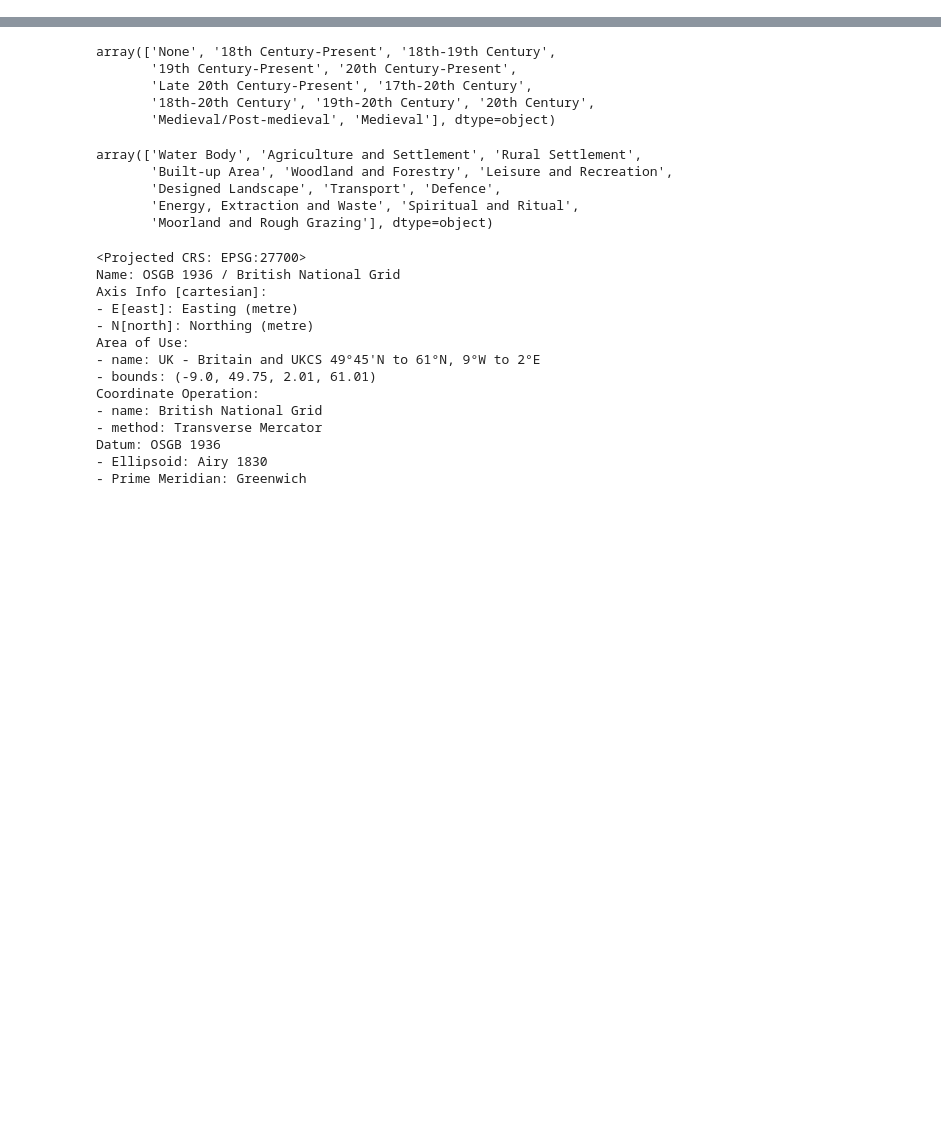
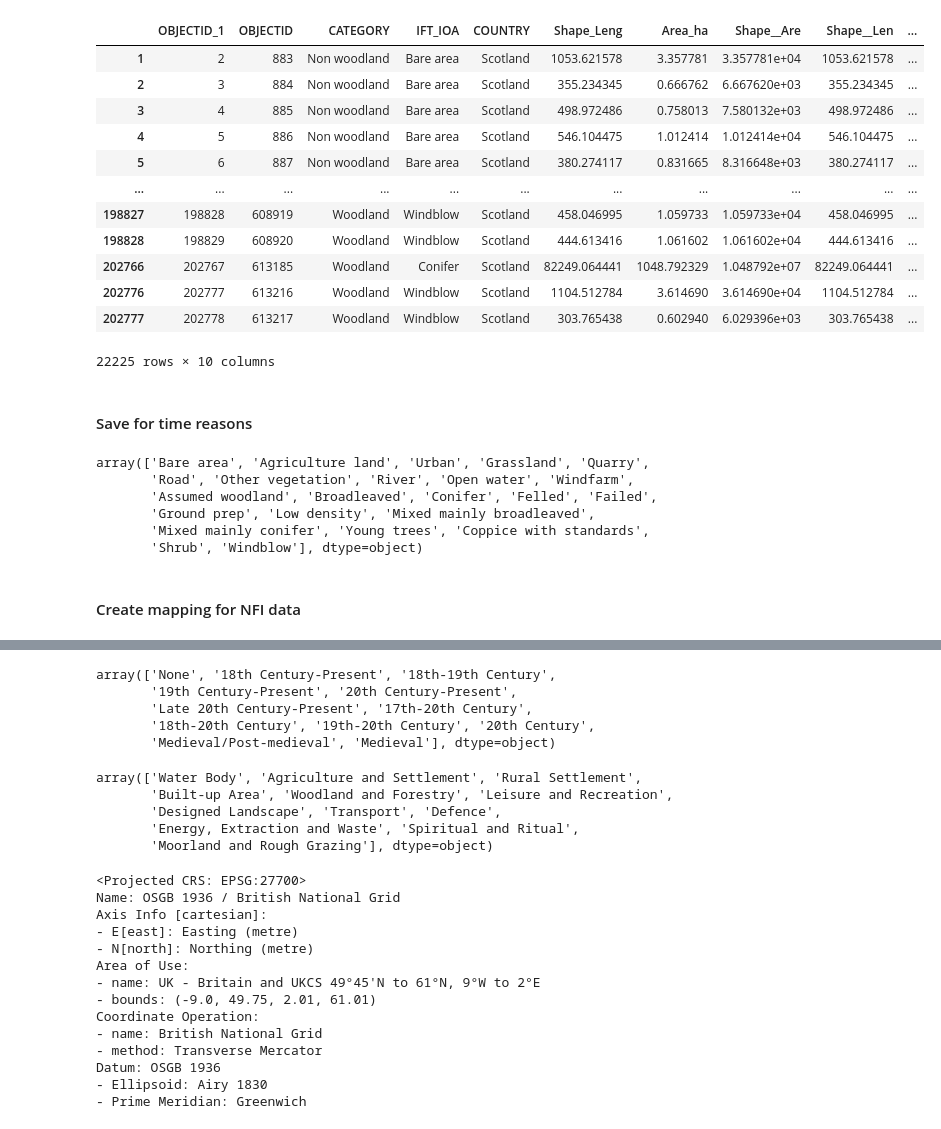
Before and after one commit to derpyninja/gecm, a Jupyter notebook: notebooks/00-fz-map-disaggregation-for-board.ipynb, the cells around one changed output, grey strips where cells are left out. Cells and saved outputs as stored; diff of their text form; code cells hidden in the pictures; blank space fills up the shorter version.

```diff
--- a/notebooks/00-fz-map-disaggregation-for-board.ipynb
+++ b/notebooks/00-fz-map-disaggregation-for-board.ipynb
@@ -62,0 +236,19 @@ These look really cool:
+# %%
+nfi_valid_clipped = gpd.clip(nfi_valid, our_park_polygon.convex_hull.envelope)
+nfi_valid_clipped
+# %% [output]
+|  | OBJECTID_1 | OBJECTID | CATEGORY | IFT_IOA | COUNTRY | Shape_Leng | Area_ha | Shape__Are | Shape__Len | ... |
+| 1 | 2 | 883 | Non woodland | Bare area | Scotland | 1053.621578 | 3.357781 | 3.357781e+04 | 1053.621578 | ... |
+| 2 | 3 | 884 | Non woodland | Bare area | Scotland | 355.234345 | 0.666762 | 6.667620e+03 | 355.234345 | ... |
+| 3 | 4 | 885 | Non woodland | Bare area | Scotland | 498.972486 | 0.758013 | 7.580132e+03 | 498.972486 | ... |
+| 4 | 5 | 886 | Non woodland | Bare area | Scotland | 546.104475 | 1.012414 | 1.012414e+04 | 546.104475 | ... |
+| 5 | 6 | 887 | Non woodland | Bare area | Scotland | 380.274117 | 0.831665 | 8.316648e+03 | 380.274117 | ... |
+| ... | ... | ... | ... | ... | ... | ... | ... | ... | ... | ... |
+| 198827 | 198828 | 608919 | Woodland | Windblow | Scotland | 458.046995 | 1.059733 | 1.059733e+04 | 458.046995 | ... |
+| 198828 | 198829 | 608920 | Woodland | Windblow | Scotland | 444.613416 | 1.061602 | 1.061602e+04 | 444.613416 | ... |
+| 202766 | 202767 | 613185 | Woodland | Conifer | Scotland | 82249.064441 | 1048.792329 | 1.048792e+07 | 82249.064441 | ... |
+| 202776 | 202777 | 613216 | Woodland | Windblow | Scotland | 1104.512784 | 3.614690 | 3.614690e+04 | 1104.512784 | ... |
+| 202777 | 202778 | 613217 | Woodland | Windblow | Scotland | 303.765438 | 0.602940 | 6.029396e+03 | 303.765438 | ... |
+22225 rows × 10 columns
+# %% [markdown]
+#### Save for time reasons
@@ -62,0 +260,11 @@ These look really cool:
+# %%
+nfi_valid_clipped.IFT_IOA.unique()
+# %% [output]
+array(['Bare area', 'Agriculture land', 'Urban', 'Grassland', 'Quarry',
+       'Road', 'Other vegetation', 'River', 'Open water', 'Windfarm',
+       'Assumed woodland', 'Broadleaved', 'Conifer', 'Felled', 'Failed',
+       'Ground prep', 'Low density', 'Mixed mainly broadleaved',
+       'Mixed mainly conifer', 'Young trees', 'Coppice with standards',
+       'Shrub', 'Windblow'], dtype=object)
+# %% [markdown]
+#### Create mapping for NFI data
```
Also changed, not shown: parts of 48 cells of this notebook, 5 other files.
